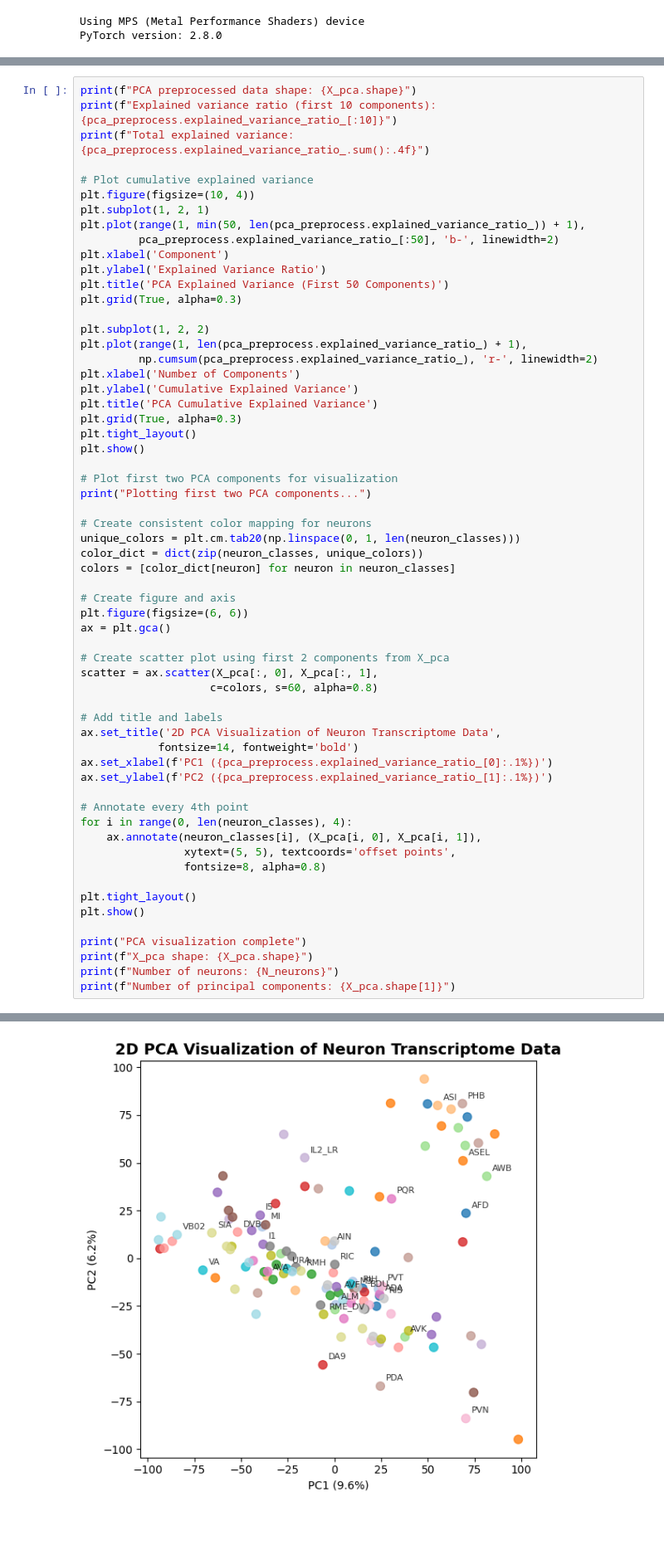
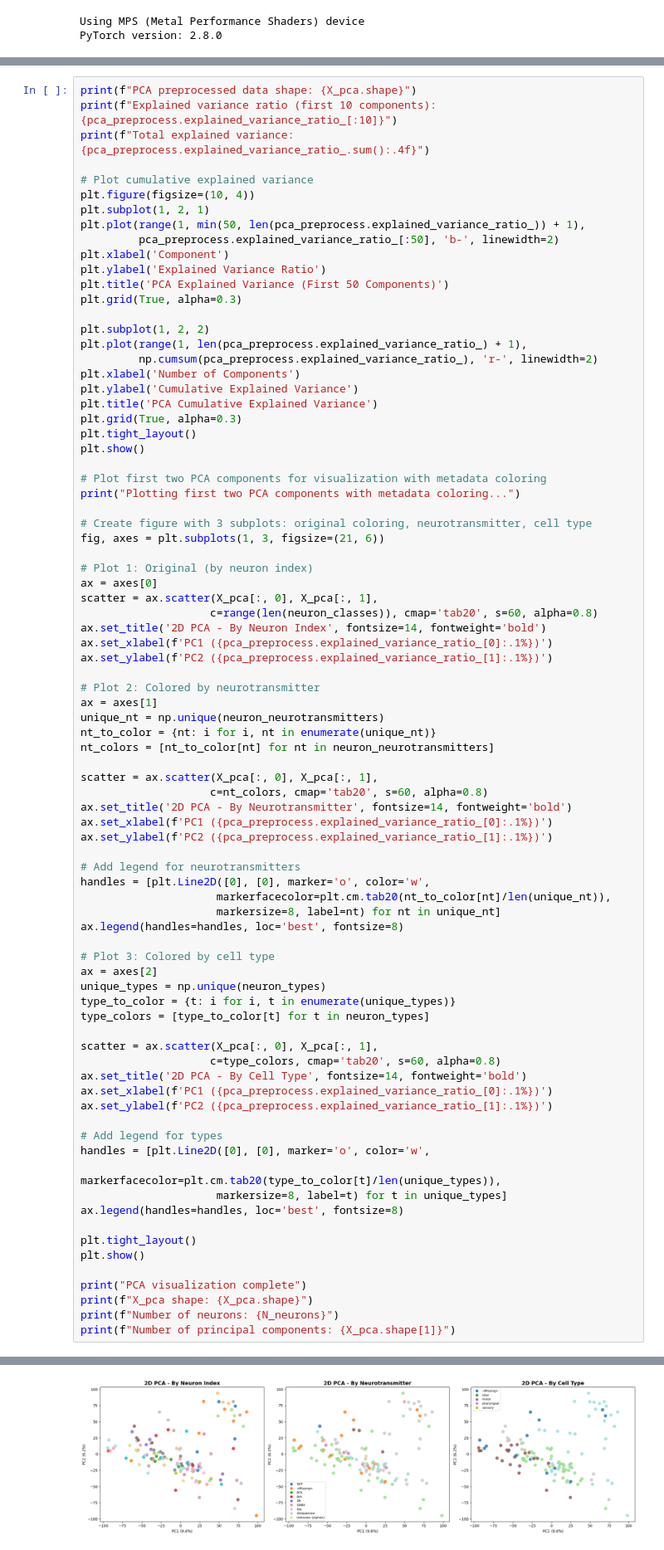
Before and after one commit to qsimeon/worm-learn, a Jupyter notebook: main_notebook.ipynb, the cells around one changed output, grey strips where cells are left out. Shown at 83% size. Saved outputs shown, nothing was run; the diff lists cells and outputs as text; blank space fills up the shorter version.

```diff
--- a/main_notebook.ipynb
+++ b/main_notebook.ipynb
@@ -236,33 +334,55 @@ plt.grid(True, alpha=0.3)
 plt.tight_layout()
 plt.show()
 
-# Plot first two PCA components for visualization
-print("Plotting first two PCA components...")
+# Plot first two PCA components for visualization with metadata coloring
+print("Plotting first two PCA components with metadata coloring...")
 
-# Create consistent color mapping for neurons
-unique_colors = plt.cm.tab20(np.linspace(0, 1, len(neuron_classes)))
-color_dict = dict(zip(neuron_classes, unique_colors))
-colors = [color_dict[neuron] for neuron in neuron_classes]
+# Create figure with 3 subplots: original coloring, neurotransmitter, cell type
+fig, axes = plt.subplots(1, 3, figsize=(21, 6))
 
-# Create figure and axis
-plt.figure(figsize=(6, 6))
-ax = plt.gca()
-
-# Create scatter plot using first 2 components from X_pca
+# Plot 1: Original (by neuron index)
+ax = axes[0]
 scatter = ax.scatter(X_pca[:, 0], X_pca[:, 1],
-                    c=colors, s=60, alpha=0.8)
-
-# Add title and labels
-ax.set_title('2D PCA Visualization of Neuron Transcriptome Data',
-            fontsize=14, fontweight='bold')
+                    c=range(len(neuron_classes)), cmap='tab20', s=60, alpha=0.8)
+ax.set_title('2D PCA - By Neuron Index', fontsize=14, fontweight='bold')
 ax.set_xlabel(f'PC1 ({pca_preprocess.explained_variance_ratio_[0]:.1%})')
 ax.set_ylabel(f'PC2 ({pca_preprocess.explained_variance_ratio_[1]:.1%})')
 
-# Annotate every 4th point
-for i in range(0, len(neuron_classes), 4):
-    ax.annotate(neuron_classes[i], (X_pca[i, 0], X_pca[i, 1]),
-                xytext=(5, 5), textcoords='offset points',
-                fontsize=8, alpha=0.8)
+# Plot 2: Colored by neurotransmitter
+ax = axes[1]
+unique_nt = np.unique(neuron_neurotransmitters)
+nt_to_color = {nt: i for i, nt in enumerate(unique_nt)}
+nt_colors = [nt_to_color[nt] for nt in neuron_neurotransmitters]
+
+scatter = ax.scatter(X_pca[:, 0], X_pca[:, 1],
+                    c=nt_colors, cmap='tab20', s=60, alpha=0.8)
+ax.set_title('2D PCA - By Neurotransmitter', fontsize=14, fontweight='bold')
+ax.set_xlabel(f'PC1 ({pca_preprocess.explained_variance_ratio_[0]:.1%})')
+ax.set_ylabel(f'PC2 ({pca_preprocess.explained_variance_ratio_[1]:.1%})')
+
+# Add legend for neurotransmitters
+handles = [plt.Line2D([0], [0], marker='o', color='w',
+                     markerfacecolor=plt.cm.tab20(nt_to_color[nt]/len(unique_nt)),
+                     markersize=8, label=nt) for nt in unique_nt]
+ax.legend(handles=handles, loc='best', fontsize=8)
+
+# Plot 3: Colored by cell type
+ax = axes[2]
+unique_types = np.unique(neuron_types)
+type_to_color = {t: i for i, t in enumerate(unique_types)}
+type_colors = [type_to_color[t] for t in neuron_types]
+
+scatter = ax.scatter(X_pca[:, 0], X_pca[:, 1],
+                    c=type_colors, cmap='tab20', s=60, alpha=0.8)
+ax.set_title('2D PCA - By Cell Type', fontsize=14, fontweight='bold')
+ax.set_xlabel(f'PC1 ({pca_preprocess.explained_variance_ratio_[0]:.1%})')
+ax.set_ylabel(f'PC2 ({pca_preprocess.explained_variance_ratio_[1]:.1%})')
+
+# Add legend for types
+handles = [plt.Line2D([0], [0], marker='o', color='w',
+                     markerfacecolor=plt.cm.tab20(type_to_color[t]/len(unique_types)),
+                     markersize=8, label=t) for t in unique_types]
+ax.legend(handles=handles, loc='best', fontsize=8)
 
 plt.tight_layout()
 plt.show()
@@ -281,4 +401,4 @@ Plotting first two PCA components...
-[figure, old version]
+[figure, new version]
 PCA visualization complete
 X_pca shape: (128, 127)
 Number of neurons: 128
```
Also changed, not shown: parts of 10 cells of this notebook, 1 other file.
